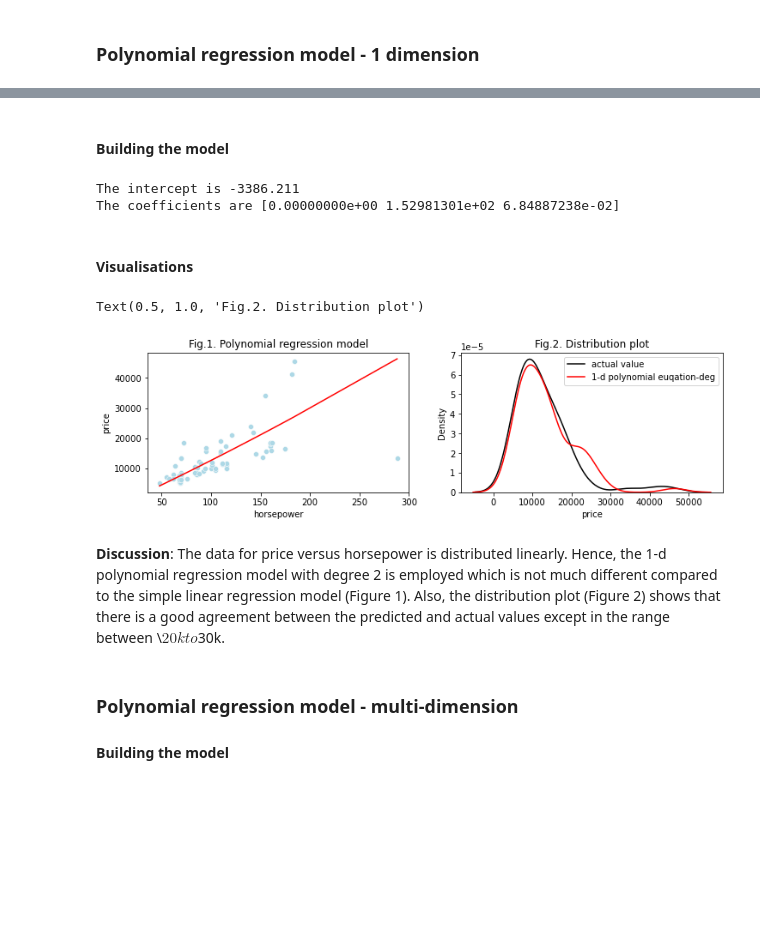
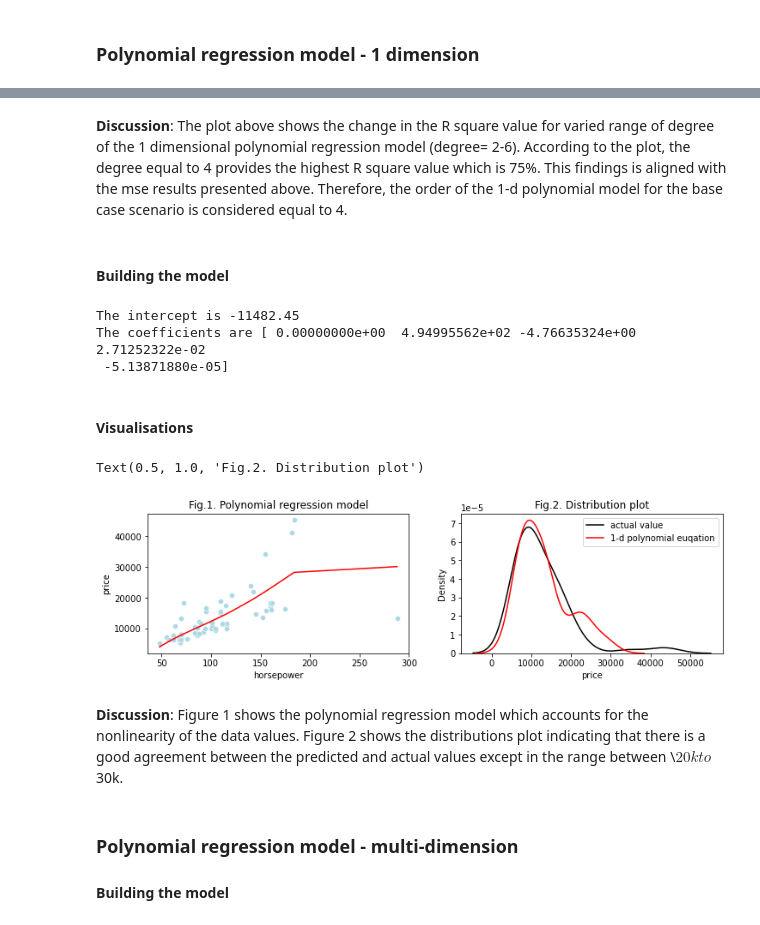
Before and after one commit to Farhad-Davaripour/Step_by_Step_Data_Analysis_Auto_Dataset, a Jupyter notebook: Code_Python.ipynb, the cells around one changed output, grey strips where cells are left out. Cells and saved outputs as stored; diff of their text form; code cells hidden in the pictures; blank space fills up the shorter version.

```diff
--- a/Code_Python.ipynb
+++ b/Code_Python.ipynb
@@ -508,8 +556,10 @@ Text(0.5, 1.0, 'Distribution plots')
+# %% [markdown]
+**Discussion**: The plot above shows the change in the R square value for varied range of degree of the 1 dimensional polynomial regression model (degree= 2-6). According to the plot, the degree equal to 4 provides the highest R square value which is 75%. This findings is aligned with the mse results presented above. Therefore, the order of the 1-d polynomial model for the base case scenario is considered equal to 4.
 # %% [markdown]
 #### Building the model
 # %%
 # 1 dimension polynomial regression
-lm_1d_p = PolynomialFeatures(degree=2)
+lm_1d_p = PolynomialFeatures(degree=4)
 lm_1d_lr= LinearRegression()
 x_train_1d_pr = lm_1d_p.fit_transform(x_train[['horsepower']])
 x_test_1d_pr = lm_1d_p.fit_transform(x_test[['horsepower']])
@@ -517,29 +567,30 @@ lm_1d_lr.fit(x_train_1d_pr,y_train)
 print(f"The intercept is {round(lm_1d_lr.intercept_,3)}")
 print(f"The coefficients are {lm_1d_lr.coef_}")
 # %% [output]
-The intercept is -3386.211
-The coefficients are [0.00000000e+00 1.52981301e+02 6.84887238e-02]
+The intercept is -11482.45
+The coefficients are [ 0.00000000e+00  4.94995562e+02 -4.76635324e+00  2.71252322e-02
+ -5.13871880e-05]
 # %% [markdown]
 #### Visualisations
 # %%
 %%capture --no-display
 ## Plotting the 1  dimensional polynomial regression model
 fig, ax = plt.subplots(1,2,figsize=(12,3))
 yhat_1d_p = lm_1d_lr.predict(x_test_1d_pr)
 sns.lineplot(x_test['horsepower'], yhat_1d_p,color='red',ax=ax[0])
 sns.scatterplot(x_test['horsepower'], y_test,color='lightblue',ax=ax[0])
 ax[0].set_title('Fig.1. Polynomial regression model')
 ## Distribution plot
 yhat_mlr = lm_mr.predict(x_test[cor_list])
 sns.distplot(y_test, hist=False,color='black',label="actual value",ax=ax[1])
-sns.distplot(yhat_1d_p, hist=False,color='red',label="1-d polynomial euqation-deg",ax=ax[1])
+sns.distplot(yhat_1d_p, hist=False,color='red',label="1-d polynomial euqation",ax=ax[1])
 ax[1].legend()
 ax[1].set_title('Fig.2. Distribution plot')
 # %% [output]
 Text(0.5, 1.0, 'Fig.2. Distribution plot')
-[figure, old version]
+[figure, new version]
 # %% [markdown]
-**Discussion**: The data for price versus horsepower is distributed linearly. Hence, the 1-d polynomial regression model with degree 2 is employed which is not much different compared to the simple linear regression model (Figure 1). Also, the distribution plot (Figure 2) shows that there is a good agreement between the predicted and actual values except in the range between \\$20k to $30k.
+**Discussion**: Figure 1 shows the polynomial regression model which accounts for the nonlinearity of the data values. Figure 2 shows the distributions plot indicating that there is a good agreement between the predicted and actual values except in the range between \\$20k to $30k.
 # %% [markdown]
 ### Polynomial regression model - multi-dimension
 #### Building the model
```
Also changed, not shown: parts of 17 cells of this notebook.
